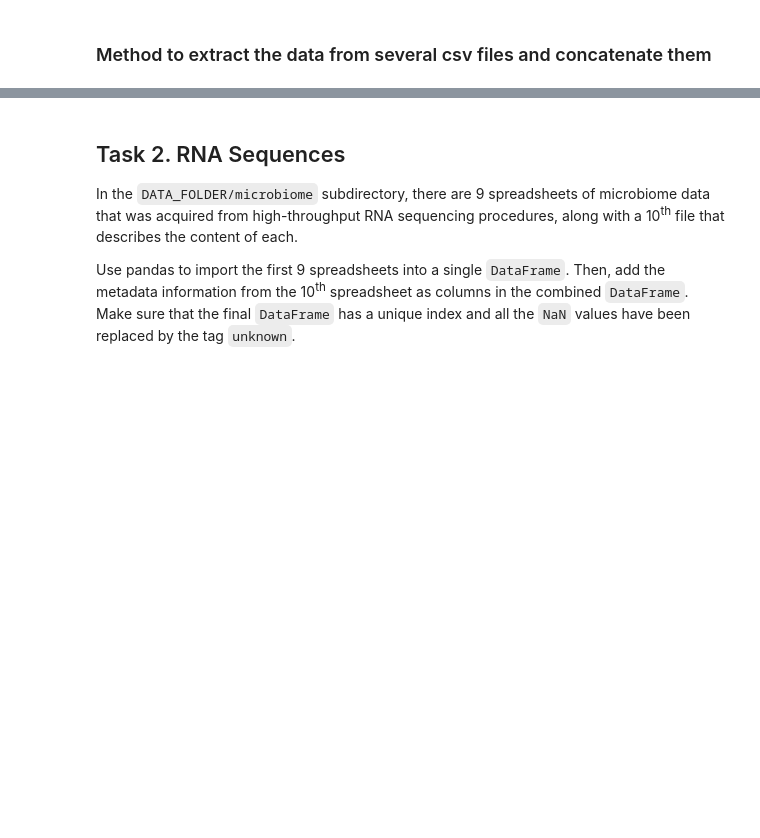
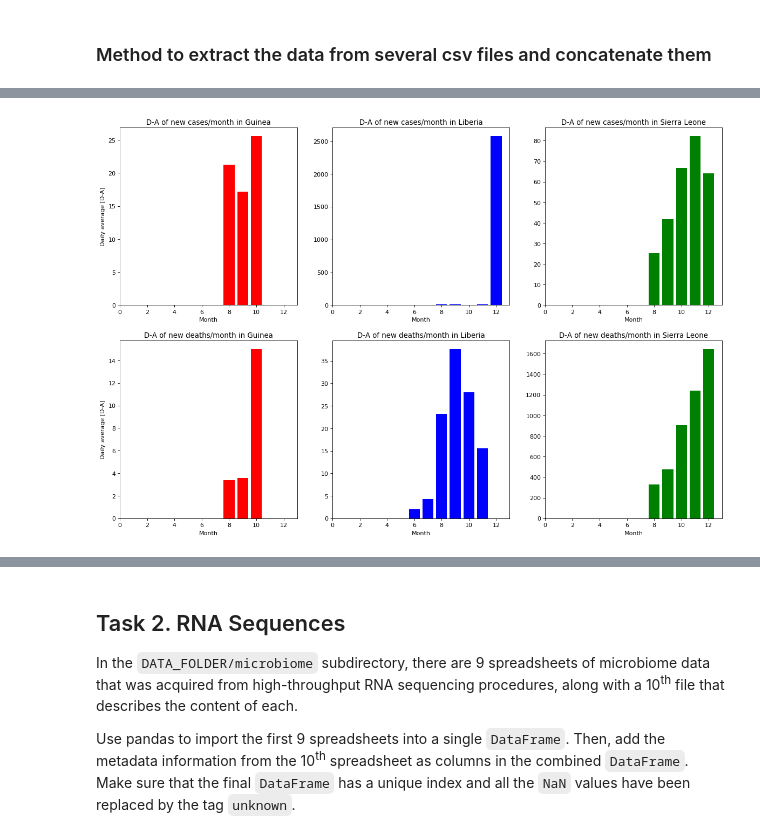
Before and after one commit to julied20/ada-2017, a Jupyter notebook: Homeworks/Homework01/Homework 1.ipynb, the cells around one changed output, grey strips where cells are left out. Saved outputs shown, nothing was run; the diff lists cells and outputs as text; code cells hidden in the pictures; blank space fills up the shorter version.

```diff
--- a/Homeworks/Homework01/Homework 1.ipynb
+++ b/Homeworks/Homework01/Homework 1.ipynb
@@ -43,0 +131,61 @@ sierra_leone_df = extraction1('Data/ebola/sl_data/*', 'Sierra Leone')
+# %%
+# We delete the last few lines of Liberia as they seem false. Commentary below in the Discussion
+liberia_confirmed_cases = liberia_confirmed_cases[:-6]
+liberia_suspected_cases = liberia_suspected_cases[:-6]
+liberia_probable_cases = liberia_probable_cases[:-6]
+
+# Calculation of the different values
+da_cases_guinea  =    day_average_per_month(guinea_confirmed_cases, guinea_string) \
+                    + probable_percentage  * day_average_per_month(guinea_probable_cases, guinea_string) \
+                    + suspected_percentage * day_average_per_month(guinea_suspected_cases, guinea_string);
+da_cases_liberia =    day_average_per_month(liberia_confirmed_cases, liberia_string) \
+                    + probable_percentage  * day_average_per_month(liberia_probable_cases, liberia_string) \
+                    + suspected_percentage * day_average_per_month(liberia_suspected_cases, liberia_string);
+da_cases_sierra  =    day_average_per_month(sierra_confirmed_cases, sierra_string) \
+                    + probable_percentage  * day_average_per_month(sierra_probable_cases, sierra_string) \
+                    + suspected_percentage * day_average_per_month(sierra_suspected_cases, sierra_string);
+
+da_deaths_guinea = day_average_per_month(guinea_deaths, guinea_string);
+da_deaths_liberia = day_average_per_month(liberia_deaths, liberia_string);
+da_deaths_sierra = day_average_per_month(sierra_deaths, sierra_string);
+# %%
+# Total Plot
+
+fig=plt.figure(figsize=(18, 12), dpi= 80, facecolor='w', edgecolor='k')
+month = np.linspace(1,12,12)
+
+plt.subplot(2, 3, 1)
+plt.bar(month,da_cases_guinea, color = "red")
+plt.xlabel('Month')
+plt.ylabel('Daily average [D-A]')
+plt.title('D-A of new cases/month in Guinea')
+
+plt.subplot(2, 3, 4)
+plt.bar(month,da_deaths_guinea, color = "red")
+plt.xlabel('Month')
+plt.ylabel('Daily average [D-A]')
+plt.title('D-A of new deaths/month in Guinea')
+
+plt.subplot(2, 3, 2)
+plt.bar(month,da_cases_liberia, color = "blue")
+plt.xlabel('Month')
+plt.title('D-A of new cases/month in Liberia')
+
+plt.subplot(2, 3, 5)
+plt.bar(month,da_deaths_liberia, color = "blue")
+plt.xlabel('Month')
+plt.title('D-A of new deaths/month in Liberia')
+
+plt.subplot(2, 3, 3)
+plt.bar(month,da_cases_sierra, color = "green")
+plt.xlabel('Month')
+plt.title('D-A of new cases/month in Sierra Leone')
+
+plt.subplot(2, 3, 6)
+plt.bar(month,da_deaths_sierra, color = "green")
+plt.xlabel('Month')
+plt.title('D-A of new deaths/month in Sierra Leone')
+
+plt.show()
+# %% [output]
+[figure, added]
```
Also changed, not shown: parts of 22 cells of this notebook, 1 other file.
